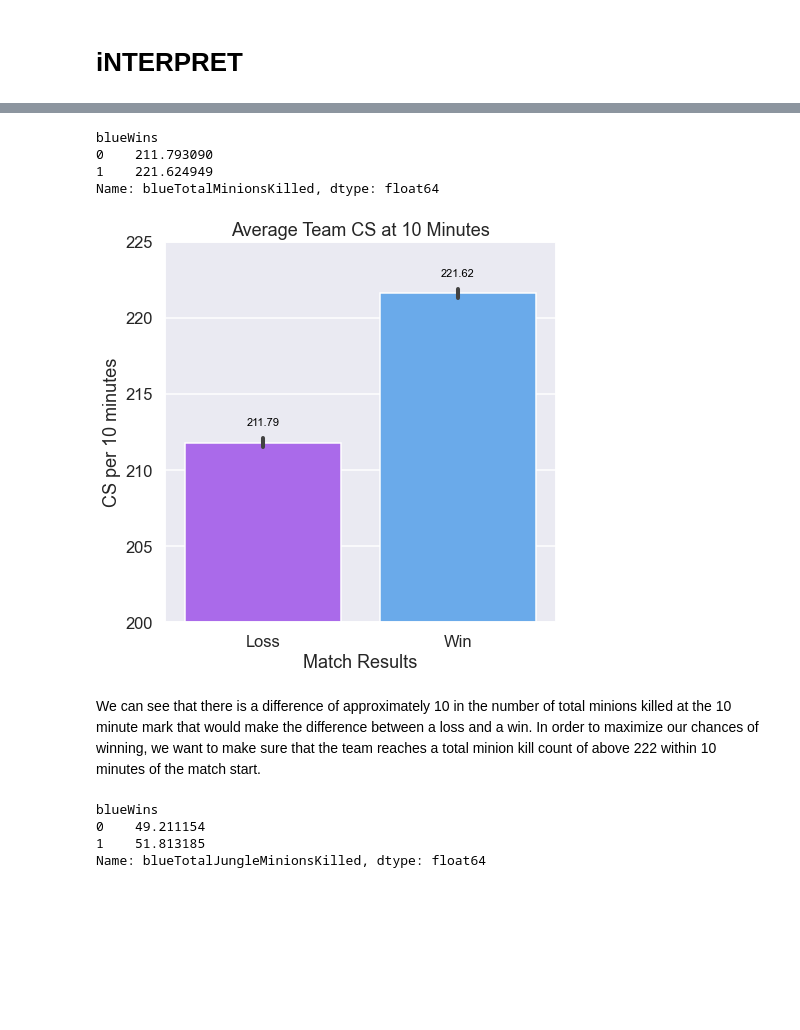
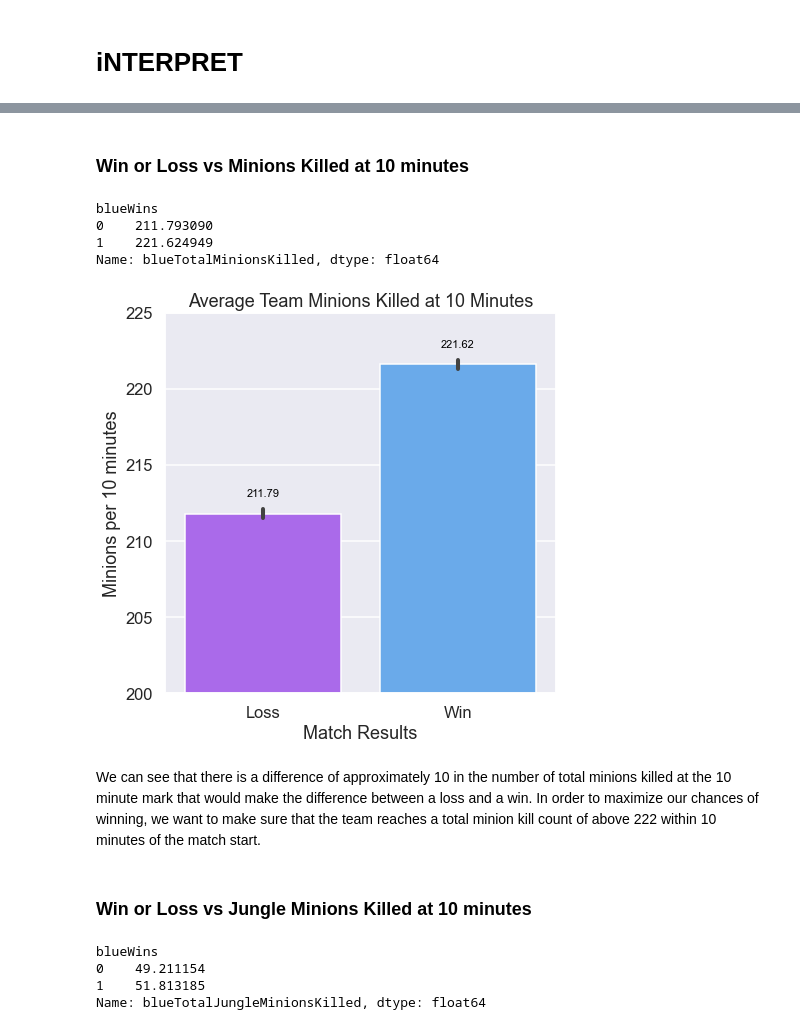
Before and after one commit to ds-leehanjin/league-of-legends-outcome-classification, a Jupyter notebook: notebook_final.ipynb, the cells around one changed output, grey strips where cells are left out. Cells and saved outputs as stored; diff of their text form; code cells hidden in the pictures; blank space fills up the shorter version.

```diff
--- a/notebook_final.ipynb
+++ b/notebook_final.ipynb
@@ -1099,3 +1225,5 @@ Because our displayed units are in odds, we can see that 1 standard deviation in
+# %% [markdown]
+### Win or Loss vs Minions Killed at 10 minutes
 # %%
 # Create series that displays the mean total minions killed for matches that
 # resulted in losses and wins.
@@ -1110,30 +1238,32 @@ Name: blueTotalMinionsKilled, dtype: float64
 # %%
 # Create bar plot of mean number of minions killed for losses and wins
 fig, ax = plt.subplots(figsize=(7,7))
 
 sns.barplot(data=df_viz, x='blueWins', y='blueTotalMinionsKilled', palette='cool_r', ax=ax, ci=68)
 
-ax.set_title('Average Team CS at 10 Minutes')
+ax.set_title('Average Team Minions Killed at 10 Minutes')
 ax.set_xlabel('Match Results')
-ax.set_ylabel('CS per 10 minutes')
+ax.set_ylabel('Minions per 10 minutes')
 ax.set_xticklabels(['Loss','Win'])
 
 # Method for displaying values at the top of bars found at:
 # https://stackoverflow.com/questions/45946970/displaying-of-values-on-barchart
 x_axis = ax.get_xticklabels()
 y_axis = [df_minions.values]
 
 for p in ax.patches:
     ax.annotate("%.2f" % p.get_height(), (p.get_x() + p.get_width() / 2., \
                                           p.get_height()),ha='center', \
                 va='center', fontsize=11, color='black', xytext=(0, 20), \
                 textcoords='offset points')
 
 ax.set_ylim([200, 225]);
 # %% [output]
-[figure, old version]
+[figure, new version]
 # %% [markdown]
 We can see that there is a difference of approximately 10 in the number of total minions killed at the 10 minute mark that would make the difference between a loss and a win. In order to maximize our chances of winning, we want to make sure that the team reaches a total minion kill count of above 222 within 10 minutes of the match start.
+# %% [markdown]
+### Win or Loss vs Jungle Minions Killed at 10 minutes
 # %%
 # Create series that displays the mean jungle minions killed for matches that
 # resulted in losses and wins.
```
Also changed, not shown: parts of 47 cells of this notebook.
